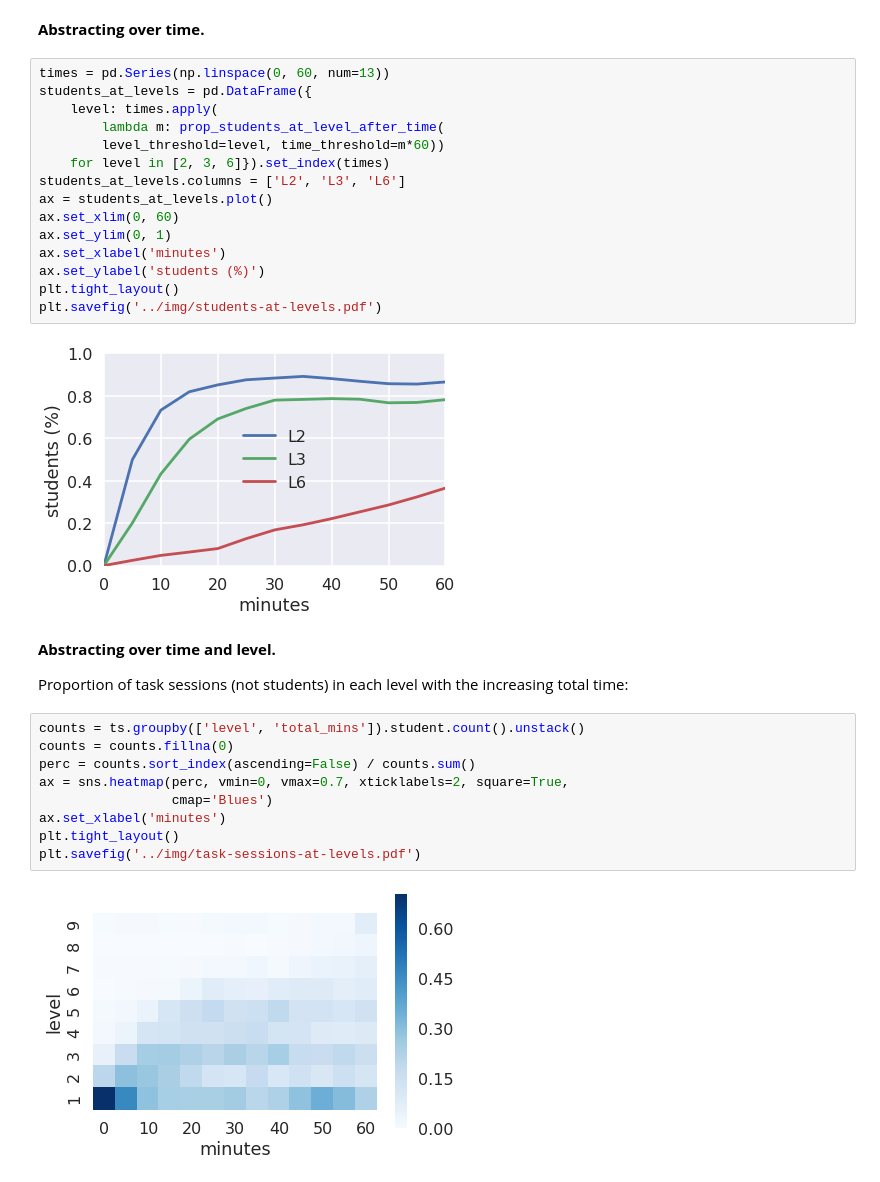
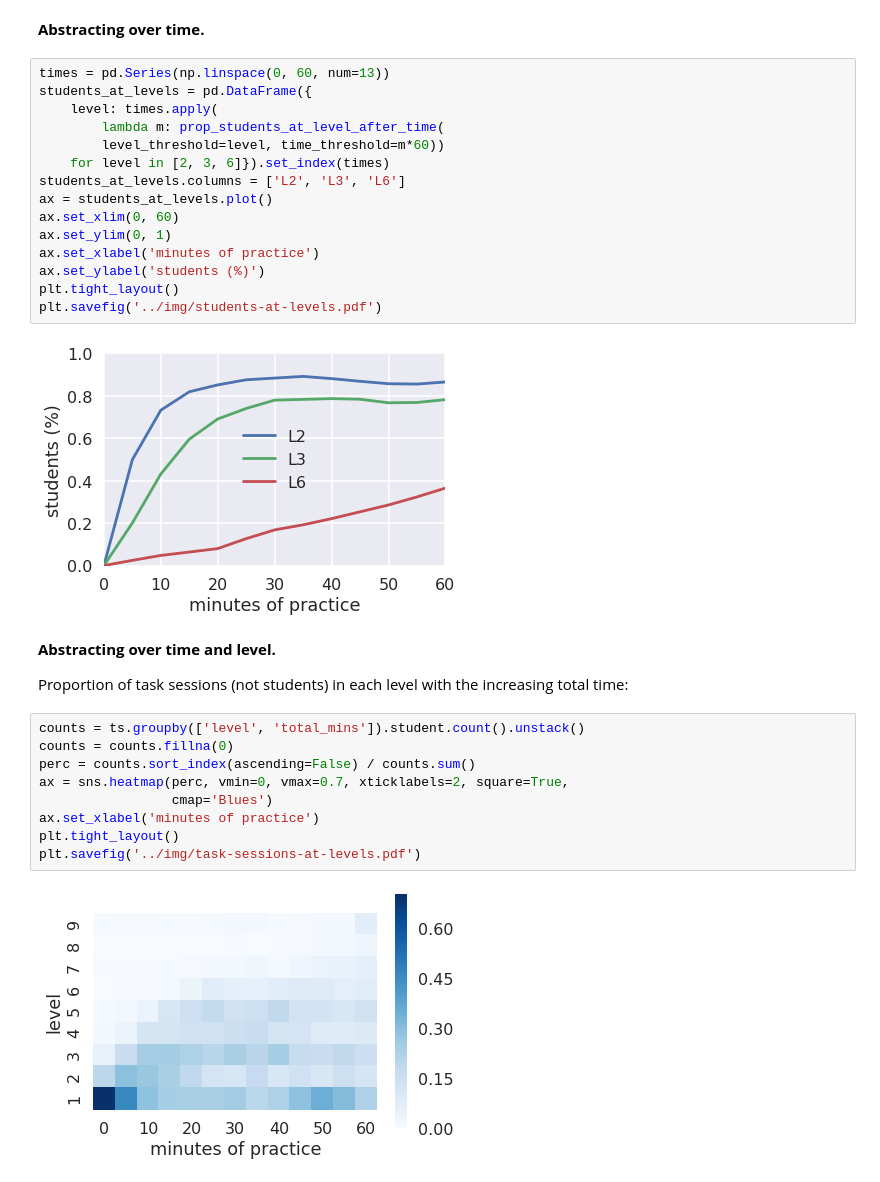
Before and after one commit to effa/flocs-thesis, a Jupyter notebook: analysis/2018-05-01-evaluation.ipynb, the cells around one changed output. Cells and saved outputs as stored; diff of their text form.

```diff
--- a/analysis/2018-05-01-evaluation.ipynb
+++ b/analysis/2018-05-01-evaluation.ipynb
@@ -145,20 +136,20 @@ prop_students_at_level_after_time(
 # %%
 times = pd.Series(np.linspace(0, 60, num=13))
 students_at_levels = pd.DataFrame({
     level: times.apply(
         lambda m: prop_students_at_level_after_time(
         level_threshold=level, time_threshold=m*60))
     for level in [2, 3, 6]}).set_index(times)
 students_at_levels.columns = ['L2', 'L3', 'L6']
 ax = students_at_levels.plot()
 ax.set_xlim(0, 60)
 ax.set_ylim(0, 1)
-ax.set_xlabel('minutes')
+ax.set_xlabel('minutes of practice')
 ax.set_ylabel('students (%)')
 plt.tight_layout()
 plt.savefig('../img/students-at-levels.pdf')
 # %% [output]
-[figure, old version]
+[figure, new version]
 # %% [markdown]
 **Abstracting over time and level.**
 
@@ -169,8 +160,8 @@ counts = counts.fillna(0)
 perc = counts.sort_index(ascending=False) / counts.sum()
 ax = sns.heatmap(perc, vmin=0, vmax=0.7, xticklabels=2, square=True,
                  cmap='Blues')
-ax.set_xlabel('minutes')
+ax.set_xlabel('minutes of practice')
 plt.tight_layout()
 plt.savefig('../img/task-sessions-at-levels.pdf')
 # %% [output]
-[figure, old version]
+[figure, new version]
```
Also changed, not shown: parts of 1 cell of this notebook, 8 other files.
